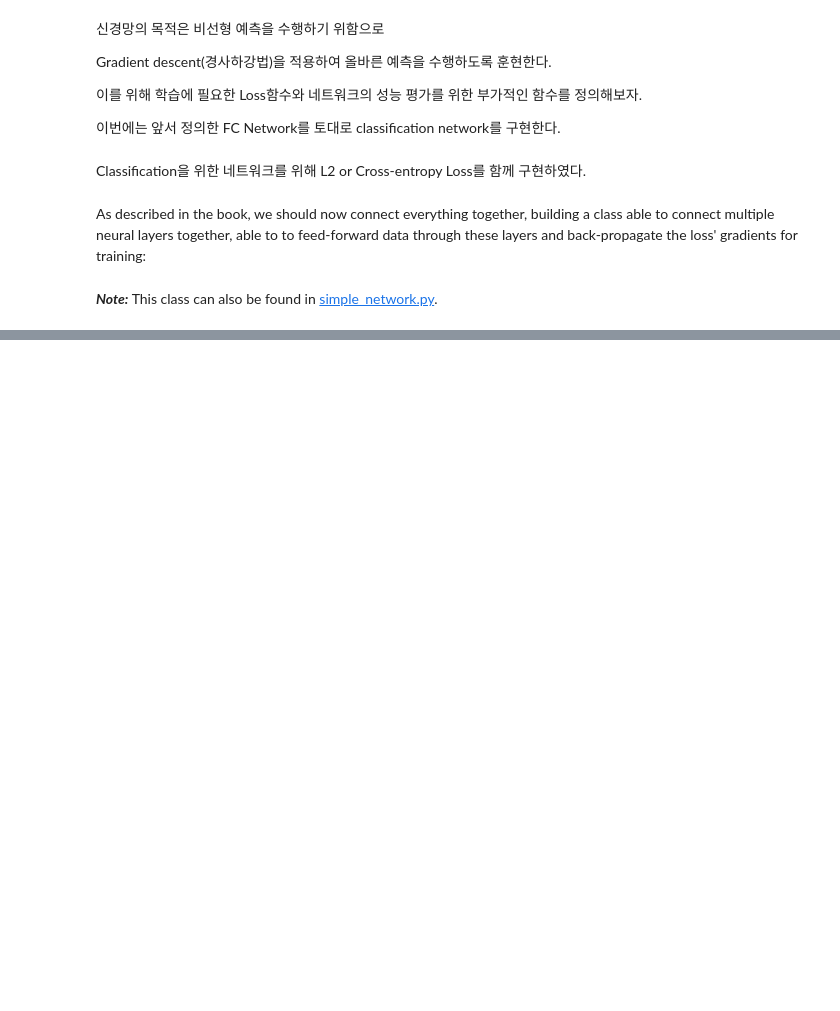
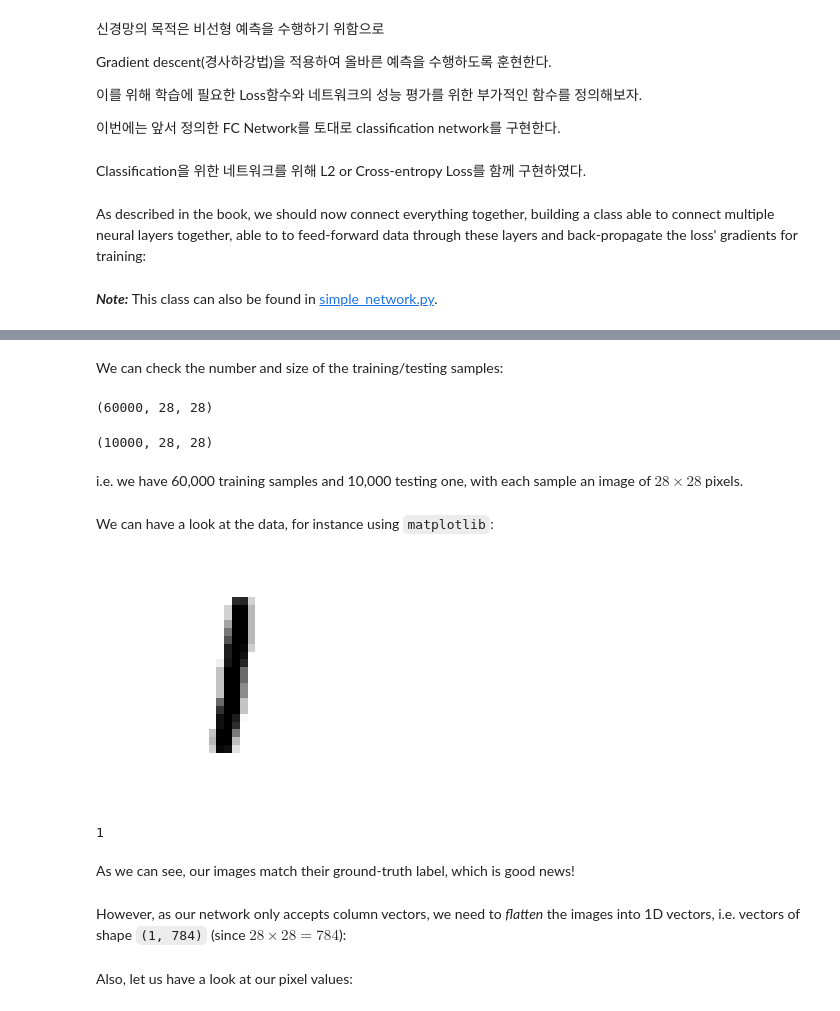
Before and after one commit to yellowjs0304/tf_computer_vision, a Jupyter notebook: Chapter01/kr_ch1_nb1_build_and_train_neural_network_from_scratch.ipynb, the cells around one changed output, grey strips where cells are left out. Saved outputs shown, nothing was run; the diff lists cells and outputs as text; code cells hidden in the pictures; blank space fills up the shorter version.

```diff
--- a/Chapter01/kr_ch1_nb1_build_and_train_neural_network_from_scratch.ipynb
+++ b/Chapter01/kr_ch1_nb1_build_and_train_neural_network_from_scratch.ipynb
@@ -381,0 +402,33 @@ class SimpleNetwork(object):
+# %%
+X_train, y_train = mnist.train_images(), mnist.train_labels()
+X_test,  y_test  = mnist.test_images(), mnist.test_labels()
+num_classes = 10    # classes are the digits from 0 to 9
+# %% [markdown]
+We can check the number and size of the training/testing samples:
+# %%
+X_train.shape
+# %% [output]
+(60000, 28, 28)
+# %%
+X_test.shape
+# %% [output]
+(10000, 28, 28)
+# %% [markdown]
+i.e. we have 60,000 training samples and 10,000 testing one, with each sample an image of $28 \times 28$ pixels.
+# %% [markdown]
+We can have a look at the data, for instance using `matplotlib`:
+# %%
+img_idx = np.random.randint(0, X_test.shape[0])
+plt.imshow(X_test[img_idx], cmap=matplotlib.cm.binary)
+plt.axis("off")
+plt.show()
+# %% [output]
+[figure, added]
+# %%
+y_test[img_idx]
+# %% [output]
+1
+# %% [markdown]
+As we can see, our images match their ground-truth label, which is good news!
+# %% [markdown]
+However, as our network only accepts column vectors, we need to _flatten_ the images into 1D vectors, i.e. vectors of shape `(1, 784)` (since $28 \times 28 = 784$):
@@ -381,0 +437,2 @@ class SimpleNetwork(object):
+# %% [markdown]
+Also, let us have a look at our pixel values:
```
Also changed, not shown: parts of 30 cells of this notebook.
